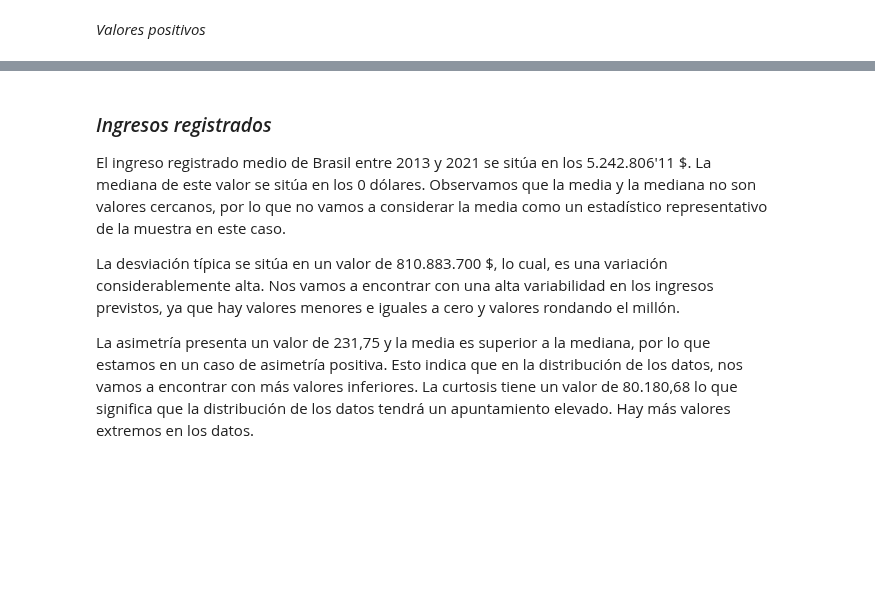
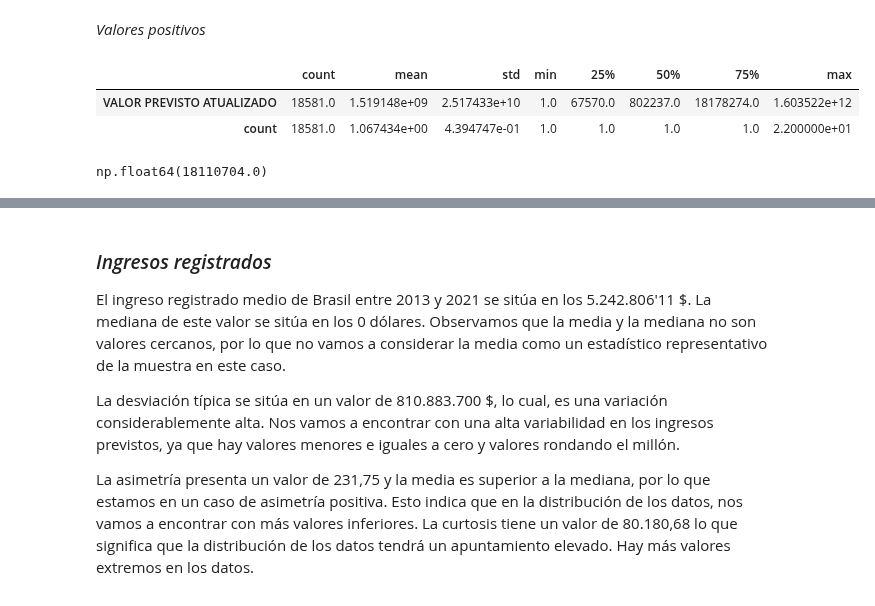
Before and after one commit to Gabijc/Proyecto2-Insights-Brasil, a Jupyter notebook: Analisis_descriptivo.ipynb, the cells around one changed output, grey strips where cells are left out. Drawn from its saved outputs; the diff is of its cells as text; code cells hidden in the pictures; blank space fills up the shorter version.

```diff
--- a/Analisis_descriptivo.ipynb
+++ b/Analisis_descriptivo.ipynb
@@ -128,5 +142,17 @@ fs.graficos_estadisticos(previsiones_negativas, "VALOR PREVISTO ATUALIZADO")
 # %% [markdown]
 *Valores positivos*
+# %%
+estad_positivos = previsiones_positivas.describe().T
+estad_positivos
+# %% [output]
+|  | count | mean | std | min | 25% | 50% | 75% | max |
+| VALOR PREVISTO ATUALIZADO | 18581.0 | 1.519148e+09 | 2.517433e+10 | 1.0 | 67570.0 | 802237.0 | 18178274.0 | 1.603522e+12 |
+| count | 18581.0 | 1.067434e+00 | 4.394747e-01 | 1.0 | 1.0 | 1.0 | 1.0 | 2.200000e+01 |
+# %%
+RIQ_p_positivas = estad_positivos.iloc[0, 6] - estad_positivos.iloc[0, 4]
+RIQ_p_positivas
+# %% [output]
+np.float64(18110704.0)
 # %%
 fs.graficos_estadisticos(previsiones_positivas, "VALOR PREVISTO ATUALIZADO")
 # %% [output]
```
Also changed, not shown: parts of 23 cells of this notebook, 1 other file.
